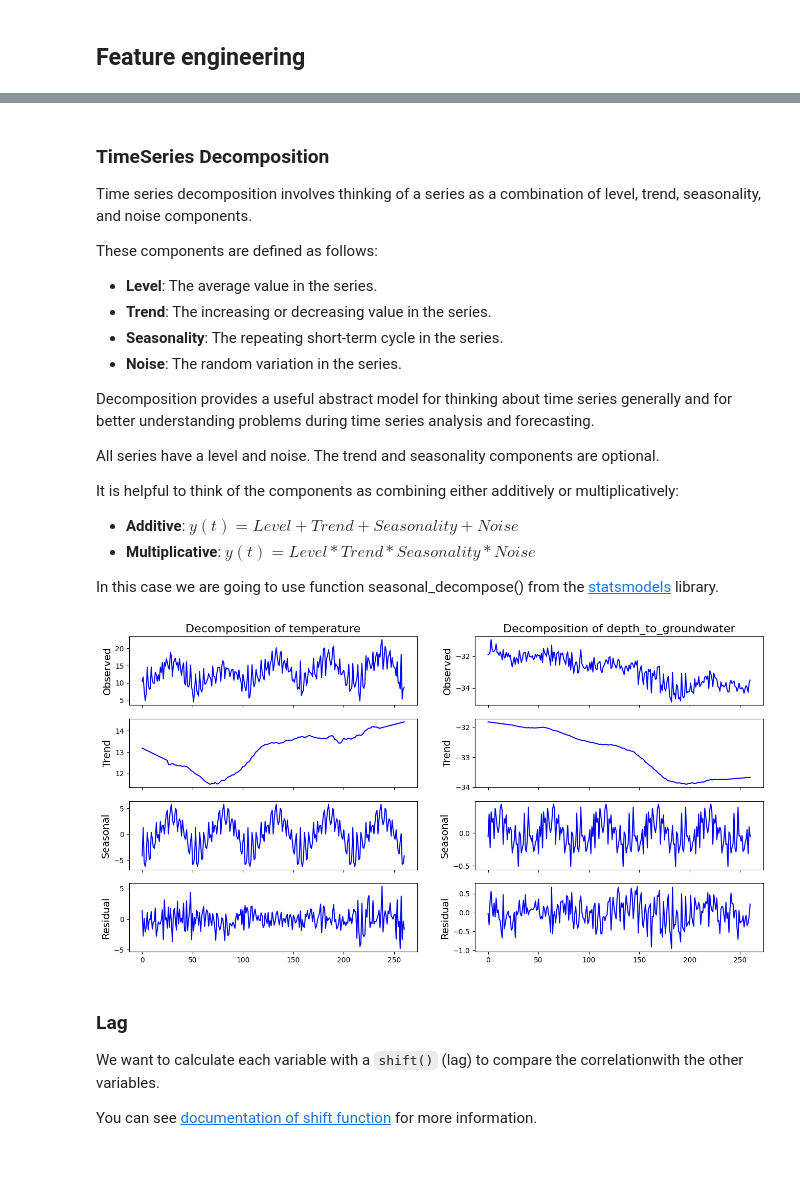
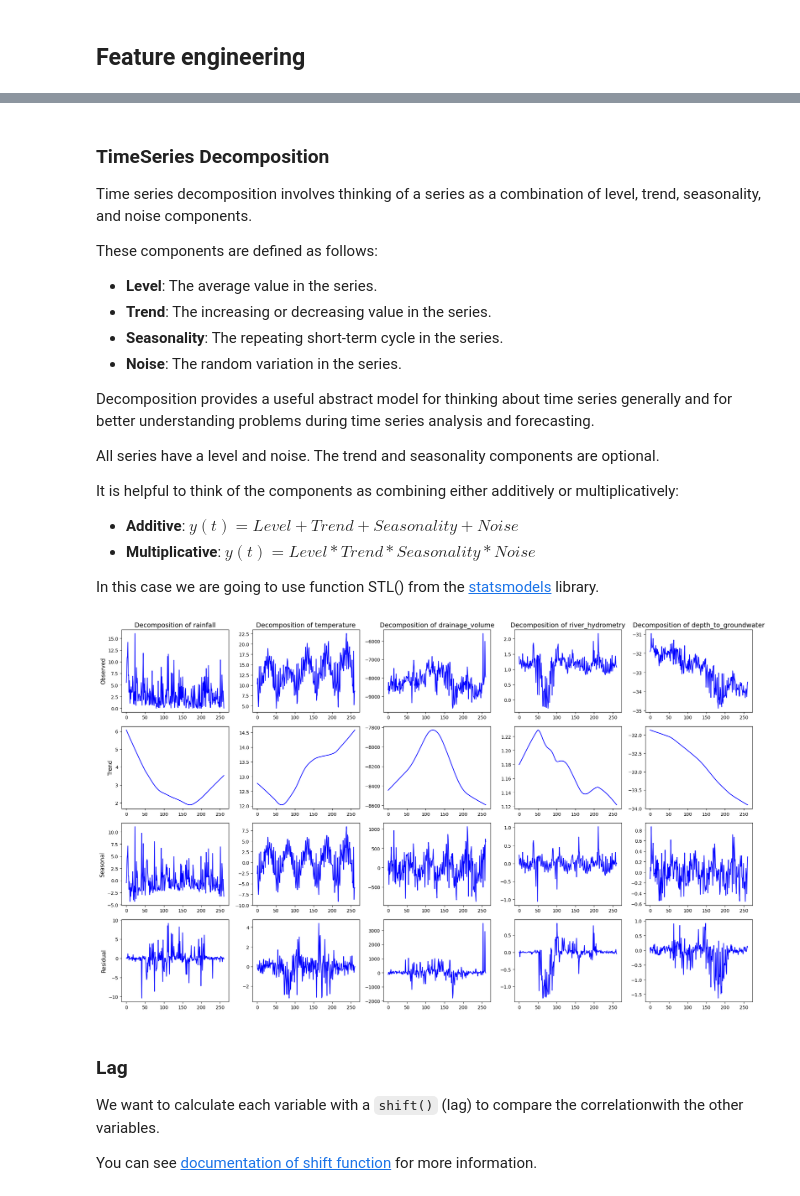
Before and after one commit to thisishasan/bigdata_mod_b, a Jupyter notebook: code.ipynb, the cells around one changed output, grey strips where cells are left out. Drawn from its saved outputs; the diff is of its cells as text; code cells hidden in the pictures; blank space fills up the shorter version.

```diff
--- a/code.ipynb
+++ b/code.ipynb
@@ -404,6 +383,0 @@ The new time features are cyclical. For example,the feature month cycles between
-# %%
-f, ax = plt.subplots(nrows=1, ncols=1, figsize=(20, 3))
-
-sns.lineplot(x=df['date'], y=df['month'], color='blue')
-ax.set_xlim(between_dates)
-plt.show()
@@ -442,42 +401,52 @@ It is helpful to think of the components as combining either additively or multi
 * **Additive**: $y(t) = Level + Trend + Seasonality + Noise$
 * **Multiplicative**: $y(t) = Level * Trend * Seasonality * Noise$
 
-In this case we are going to use function seasonal_decompose() from the [statsmodels](https://www.statsmodels.org/stable/generated/statsmodels.tsa.seasonal.seasonal_decompose.html) library.
+In this case we are going to use function STL() from the [statsmodels](https://www.statsmodels.org/stable/generated/statsmodels.tsa.seasonal.seasonal_decompose.html) library.
 # %%
-from statsmodels.tsa.seasonal import seasonal_decompose
+from statsmodels.tsa.seasonal import STL
 
-core_columns =  [
+core_columns = [
     'rainfall', 'temperature', 'drainage_volume',
     'river_hydrometry', 'depth_to_groundwater'
 ]
 
+# STL decomposition and storing components
 for column in core_columns:
-    decomp = seasonal_decompose(df[column], period=52, model='additive', extrapolate_trend='freq')
-    df[f"{column}_trend"] = decomp.trend
-    df[f"{column}_seasonal"] = decomp.seasonal
+    stl = STL(df[column], period=52, robust=True)
+    result = stl.fit()
+    df[f"{column}_trend"] = result.trend
+    df[f"{column}_seasonal"] = result.seasonal
+    df[f"{column}_resid"] = result.resid  # store residuals if needed
 # %%
-fig, ax = plt.subplots(ncols=2, nrows=4, sharex=True, figsize=(16,8))
+# Plot all decompositions in a grid (4 rows x number_of_columns columns)
+n_cols = len(core_columns)
+fig, ax = plt.subplots(nrows=4, ncols=n_cols, figsize=(4 * n_cols, 12), sharex=False)
 
-for i, column in enumerate(['temperature', 'depth_to_groundwater']):
+for i, column in enumerate(core_columns):
+    stl = STL(df[column], period=52, robust=True)
+    res = stl.fit()
 
-    res = seasonal_decompose(df[column], period=52, model='additive', extrapolate_trend='freq')
+    ax[0, i].set_title(f'Decomposition of {column}', fontsize=14)
+    res.observed.plot(ax=ax[0, i], legend=False, color='blue')
+    if i == 0:
+        ax[0, i].set_ylabel('Observed', fontsize=12)
 
-    ax[0,i].set_title('Decomposition of {}'.format(column), fontsize=16)
-    res.observed.plot(ax=ax[0,i], legend=False, color='blue')
-    ax[0,i].set_ylabel('Observed', fontsize=14)
+    res.trend.plot(ax=ax[1, i], legend=False, color='blue')
+    if i == 0:
+        ax[1, i].set_ylabel('Trend', fontsize=12)
 
-    res.trend.plot(ax=ax[1,i], legend=False, color='blue')
-    ax[1,i].set_ylabel('Trend', fontsize=14)
+    res.seasonal.plot(ax=ax[2, i], legend=False, color='blue')
+    if i == 0:
+        ax[2, i].set_ylabel('Seasonal', fontsize=12)
 
-    res.seasonal.plot(ax=ax[2,i], legend=False, color='blue')
-    ax[2,i].set_ylabel('Seasonal', fontsize=14)
+    res.resid.plot(ax=ax[3, i], legend=False, color='blue')
+    if i == 0:
+        ax[3, i].set_ylabel('Residual', fontsize=12)
 
-    res.resid.plot(ax=ax[3,i], legend=False, color='blue')
-    ax[3,i].set_ylabel('Residual', fontsize=14)
-
+plt.tight_layout()
 plt.show()
 # %% [output]
-[figure, old version]
+[figure, new version]
 # %% [markdown]
 ### Lag
 
```
Also changed, not shown: parts of 9 cells of this notebook.
